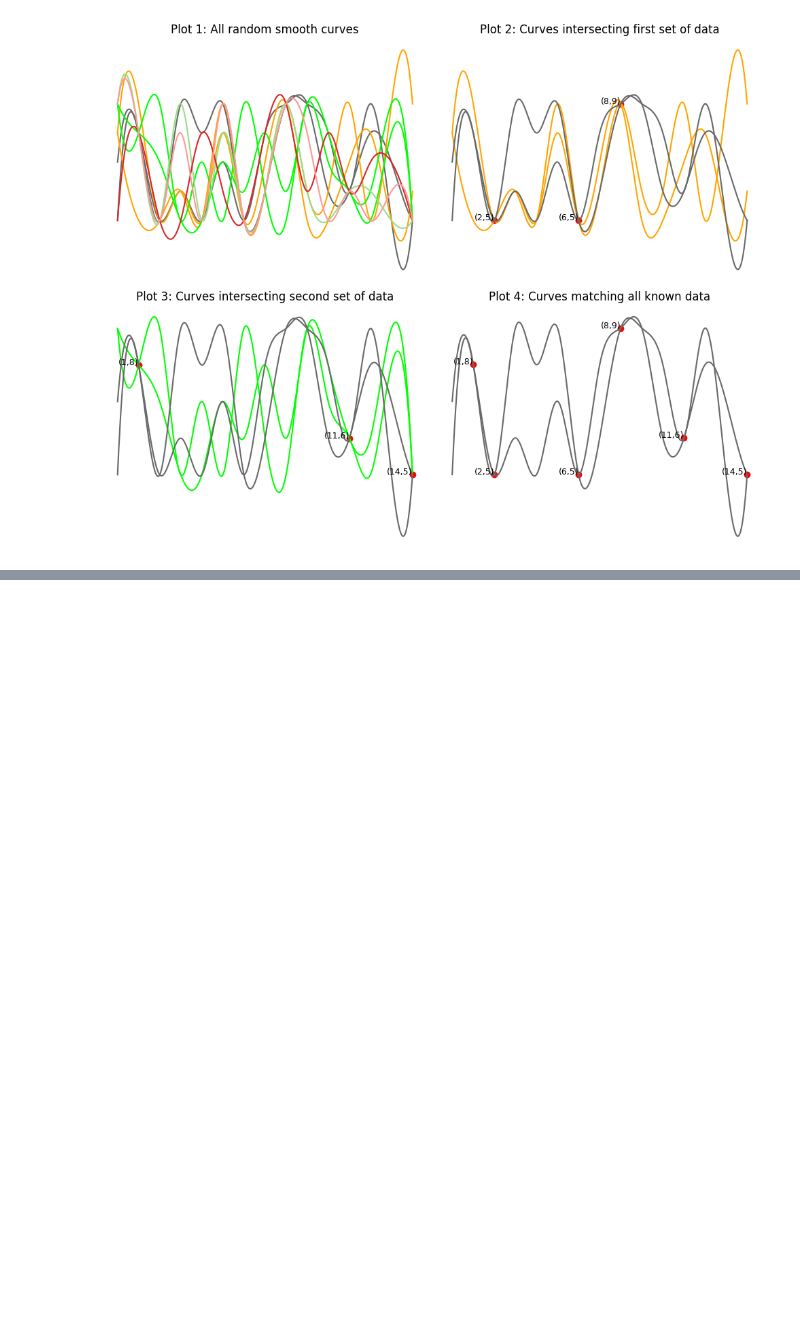
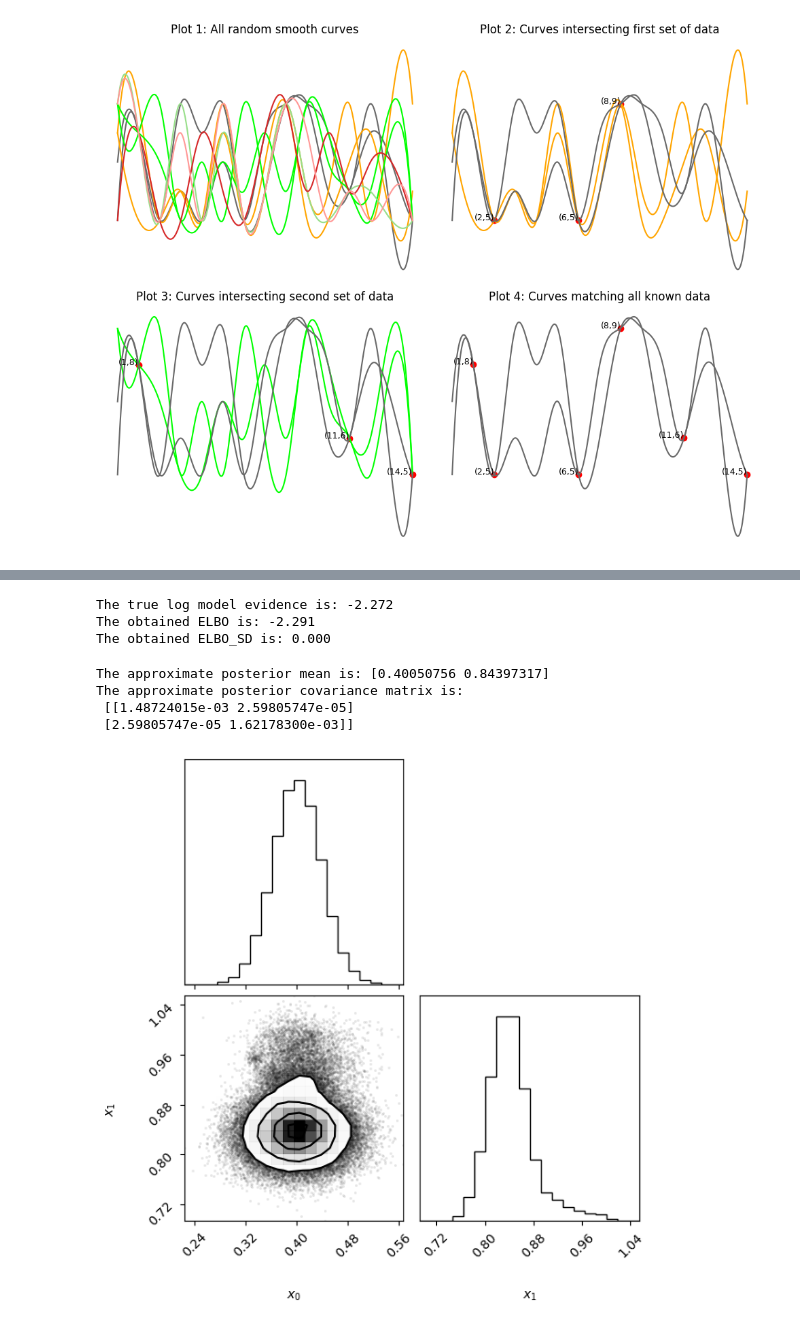
Before and after one commit to tuomascode/DataScienceMasters, a Jupyter notebook: DSSK/report_tvuontis/vmbc_test.ipynb, the cells around one changed output, grey strips where cells are left out. Saved outputs shown, nothing was run; the diff lists cells and outputs as text; code cells hidden in the pictures; blank space fills up the shorter version.

```diff
--- a/DSSK/report_tvuontis/vmbc_test.ipynb
+++ b/DSSK/report_tvuontis/vmbc_test.ipynb
@@ -127,0 +108,33 @@ log_likelihood(np.array([[1,2],[3,4],[5,6]]))
+# %%
+import scipy.stats as scs
+import numpy as np
+from pyvbmc import VBMC
+D = 2  # We consider a 2-D problem
+prior_mu = np.zeros((1, D))
+prior_std = 3 * np.ones((1, D))
+LB = np.full((1, D), -np.inf)  # Lower bounds
+UB = np.full((1, D), np.inf)  # Upper bounds
+
+PLB = prior_mu - prior_std  # Plausible lower bounds
+PUB = prior_mu + prior_std  # Plausible upper bounds
+
+x0 = np.copy(prior_mu)
+
+def log_likelihood(theta):
+    """D-dimensional Rosenbrock's banana function."""
+    theta = np.atleast_2d(theta)
+
+    x, y = theta[:, :-1], theta[:, 1:]
+    return -np.sum((x**2 - y) ** 2 + (x - 1) ** 2 / 100, axis=1)
+
+def log_prior(x):
+    """Independent normal prior."""
+    return np.sum(scs.norm.logpdf(x, prior_mu, prior_std))
+
+def log_joint(x):
+    """log-density of the joint distribution."""
+    return log_likelihood(x) + log_prior(x)
+
+vbmc = VBMC(log_joint, x0, LB, UB, PLB, PUB)
+
+vp, results = vbmc.optimize()
@@ -127,0 +161,26 @@ log_likelihood(np.array([[1,2],[3,4],[5,6]]))
+# %%
+print("The obtained ELBO is:", format(results["elbo"], ".3f"))
+print("The obtained ELBO_SD is:", format(results["elbo_sd"], ".3f"))
+# %% [output]
+The true log model evidence is: -2.272
+The obtained ELBO is: -2.291
+The obtained ELBO_SD is: 0.000
+# %%
+# First, generate a large number of samples from the variational posterior:
+n_samples = int(3e5)
+Xs, _ = vp.sample(n_samples)
+
+# Easily compute statistics such as moments, credible intervals, etc.
+post_mean = np.mean(Xs, axis=0)  # Posterior mean
+post_cov = np.cov(Xs.T)  # Posterior covariance matrix
+print("The approximate posterior mean is:", post_mean)
+print("The approximate posterior covariance matrix is:\n", post_cov)
+# %% [output]
+The approximate posterior mean is: [0.40050756 0.84397317]
+The approximate posterior covariance matrix is:
+ [[1.48724015e-03 2.59805747e-05]
+ [2.59805747e-05 1.62178300e-03]]
+# %%
+vp.plot();
+# %% [output]
+[figure, added]
```
Also changed, not shown: parts of 2 cells of this notebook, 5 other files.
